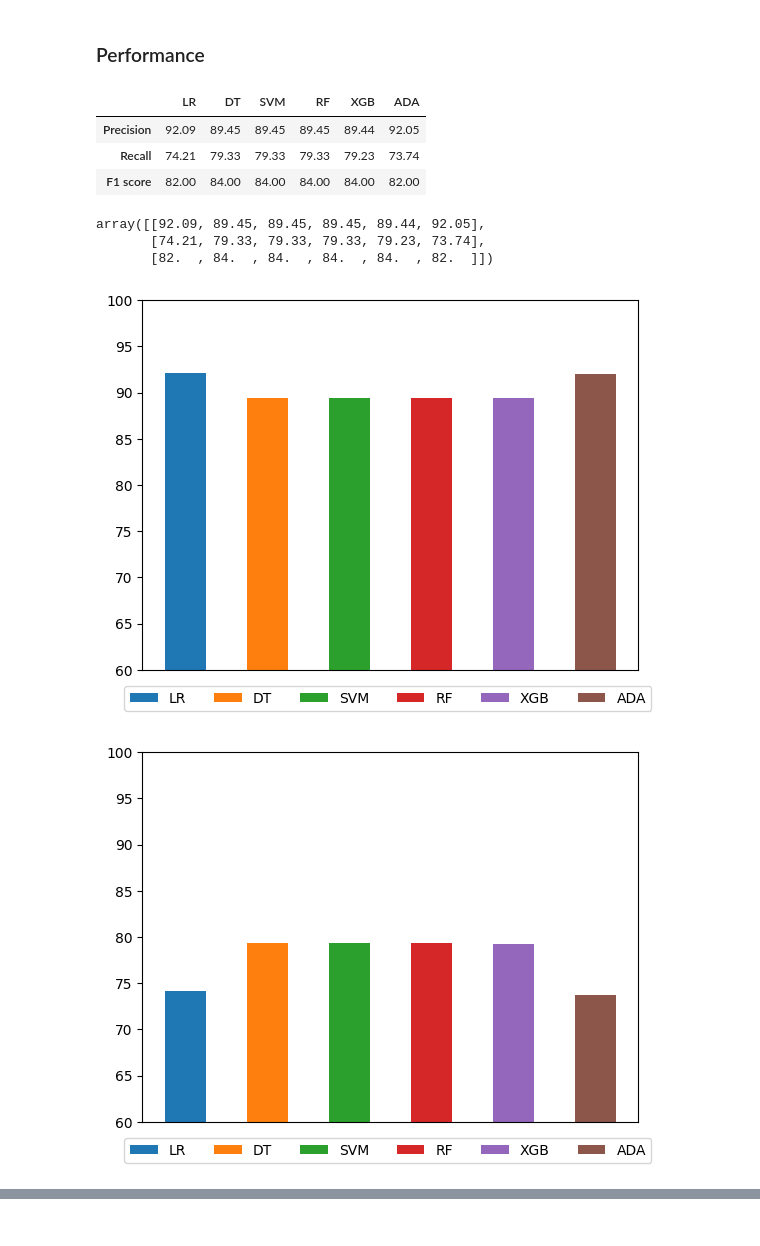
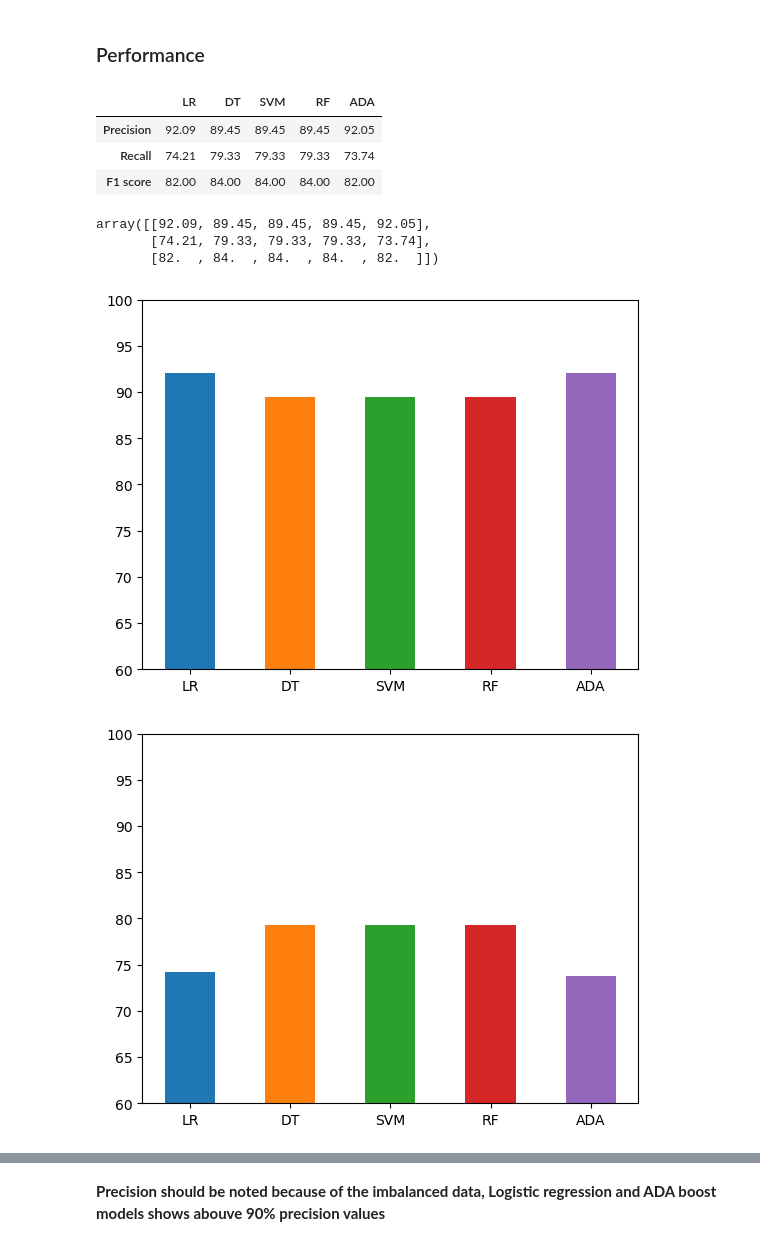
Before and after one commit to iambrianstanly/predict-corona, a Jupyter notebook: project_predict_corona.ipynb, the cells around one changed output, grey strips where cells are left out. Cells and saved outputs as stored; diff of their text form; code cells hidden in the pictures.

Commit message:
add dataset, made jupyter code

```diff
--- a/project_predict_corona.ipynb
+++ b/project_predict_corona.ipynb
@@ -21,7 +21,7 @@ from sklearn import preprocessing
 pd.set_option('display.max_columns', None)
 # %%
 # read data
-corona = pd.read_csv("/content/dataset/corona_tested_006.csv", low_memory=False)
+corona = pd.read_csv("dataset/corona_tested_006.csv", low_memory=False)
 corona.head(5)
 # %% [output]
 |  | Ind_ID | Test_date | Cough_symptoms | Fever | Sore_throat | Shortness_of_breath | Headache | Corona | ... |
@@ -171,14 +171,3 @@ columns_to_drop= ["ind_id", "test_date", "age_60_above"]
 clean_corona.drop(columns_to_drop, axis=1, inplace=True)
 # %% [markdown]
 **dropping ind_id, test_date which won't be necessary for model training and prediction. age_60_above contains too much missing values so dropping the column.**
-# %%
-# replacing values with mode
-missing_columns = ["cough_symptoms", "fever", "sore_throat", "shortness_of_breath", "headache", "sex"]
-
-def replace_missing_value_with_mode(s):
-    return s.replace('None', s.mode()[0])
-
-for col in missing_columns:
-    clean_corona[col] = replace_missing_value_with_mode(clean_corona[col])
-
-clean_corona.head(4)
@@ -190,0 +174,3 @@ clean_corona.head(4)
+# %%
+for col in clean_corona:
+    clean_corona[col] = clean_corona[col].fillna(clean_corona[col].mode()[0])
@@ -194,6 +189,9 @@ clean_corona.head(4)
 for col in clean_corona:
     clean_corona[col] = clean_corona[col].apply(lambda x: x.lower() if isinstance(x, str) else x)
 
+for col in clean_corona:
+    clean_corona[col] = clean_corona[col].apply(lambda x: str(x).lower() if isinstance(x, bool) else x)
+
 clean_corona.head(5)
 # %% [output]
 |  | cough_symptoms | fever | sore_throat | shortness_of_breath | headache | corona | sex | known_contact |
@@ -507,35 +525,33 @@ performance_dict = {
     'DT': per_func(y_test_resampled, y_pred_dt),
     'SVM': per_func(y_test_resampled, y_pred_svc),
     'RF': per_func(y_test_resampled, y_pred_rf),
-    "XGB": per_func(y_test_resampled, y_pred_xgb),
+    # "XGB": per_func(y_test_resampled, y_pred_xgb),
     "ADA": per_func(y_test_resampled, y_pred_ada)
 }
 
 performance_df = pd.DataFrame(performance_dict)
 performance_df
 # %% [output]
-|  | LR | DT | SVM | RF | XGB | ADA |
-| Precision | 92.09 | 89.45 | 89.45 | 89.45 | 89.44 | 92.05 |
-| Recall | 74.21 | 79.33 | 79.33 | 79.33 | 79.23 | 73.74 |
-| F1 score | 82.00 | 84.00 | 84.00 | 84.00 | 84.00 | 82.00 |
+|  | LR | DT | SVM | RF | ADA |
+| Precision | 92.09 | 89.45 | 89.45 | 89.45 | 92.05 |
+| Recall | 74.21 | 79.33 | 79.33 | 79.33 | 73.74 |
+| F1 score | 82.00 | 84.00 | 84.00 | 84.00 | 82.00 |
 # %%
 # performance graph
 values = performance_df.values
 values
 # %% [output]
-array([[92.09, 89.45, 89.45, 89.45, 89.44, 92.05],
-       [74.21, 79.33, 79.33, 79.33, 79.23, 73.74],
-       [82.  , 84.  , 84.  , 84.  , 84.  , 82.  ]])
+array([[92.09, 89.45, 89.45, 89.45, 92.05],
+       [74.21, 79.33, 79.33, 79.33, 73.74],
+       [82.  , 84.  , 84.  , 84.  , 82.  ]])
 # %%
 for row in values:
     plt.figure()
     for i,val in enumerate(row):
         plt.bar(i, val, width=0.5, label=list(performance_df.columns)[i])
     plt.ylim(60,100)
-    plt.xticks([])
-    plt.legend(bbox_to_anchor=[-0.05,-0.13], ncol=len(performance_df.columns),
-            loc="lower left")
+    plt.xticks(np.arange(len(performance_df.columns)), performance_df.columns)
     plt.show()
 # %% [output]
-[figure, old version]
+[figure, new version]
-[figure, old version]
+[figure, new version]
@@ -542,0 +559,2 @@ for row in values:
+# %% [markdown]
+**Precision should be noted because of the imbalanced data, Logistic regression and ADA boost models shows abouve 90% precision values**
```
Also changed, not shown: parts of 11 cells of this notebook, 1 other file.
